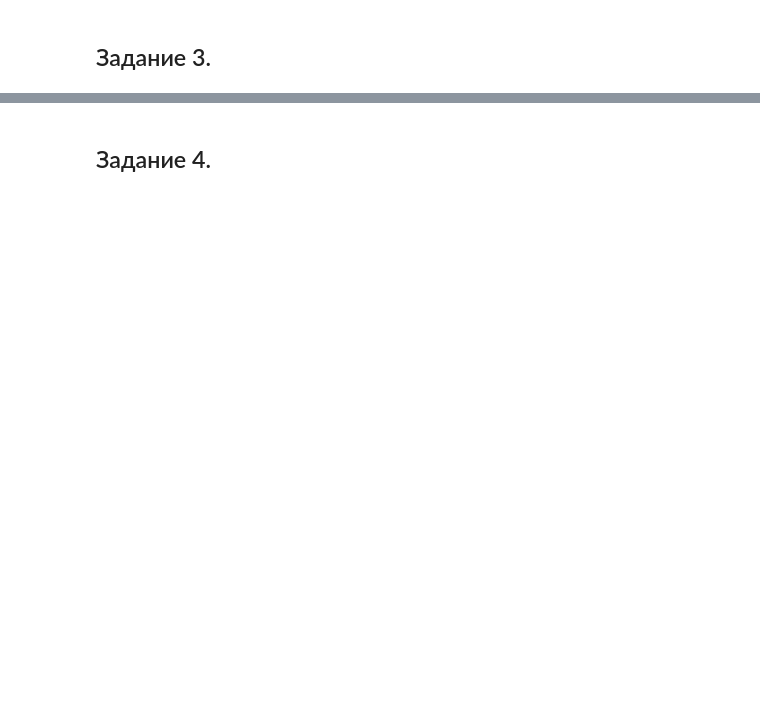
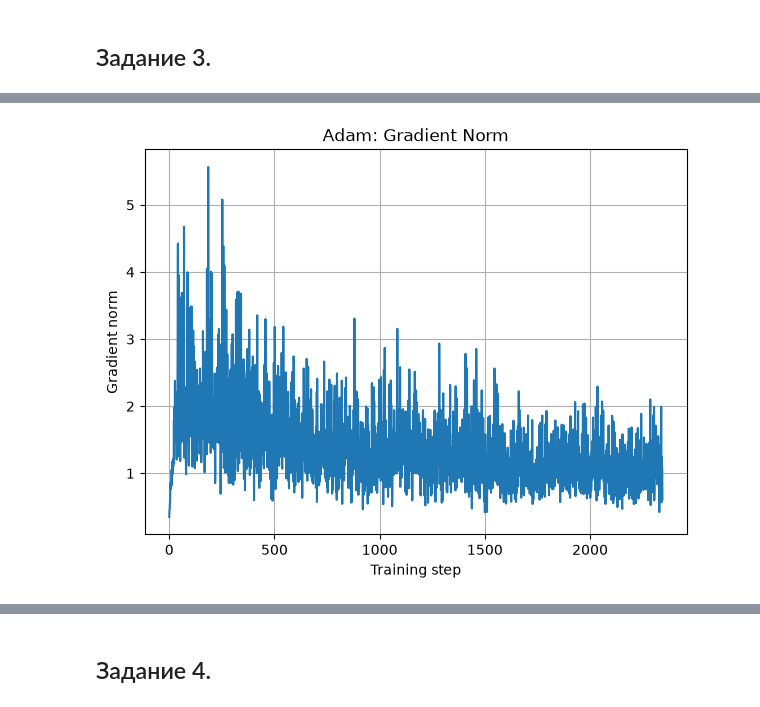
Before and after one commit to sweeteri/spbu_dl_2026, a Jupyter notebook: homeworks/assignment1_solution.ipynb, the cells around one changed output, grey strips where cells are left out. Drawn from its saved outputs; the diff is of its cells as text; code cells hidden in the pictures; blank space fills up the shorter version.

```diff
--- a/homeworks/assignment1_solution.ipynb
+++ b/homeworks/assignment1_solution.ipynb
@@ -394,0 +807,13 @@ AssertionError:
+# %%
+plt.figure(figsize=(7, 5))
+
+plt.plot(gradient_norms)
+
+plt.xlabel("Training step")
+plt.ylabel("Gradient norm")
+plt.title("Adam: Gradient Norm")
+
+plt.grid()
+plt.show()
+# %% [output]
+[figure, added]
```
Also changed, not shown: parts of 29 cells of this notebook.
